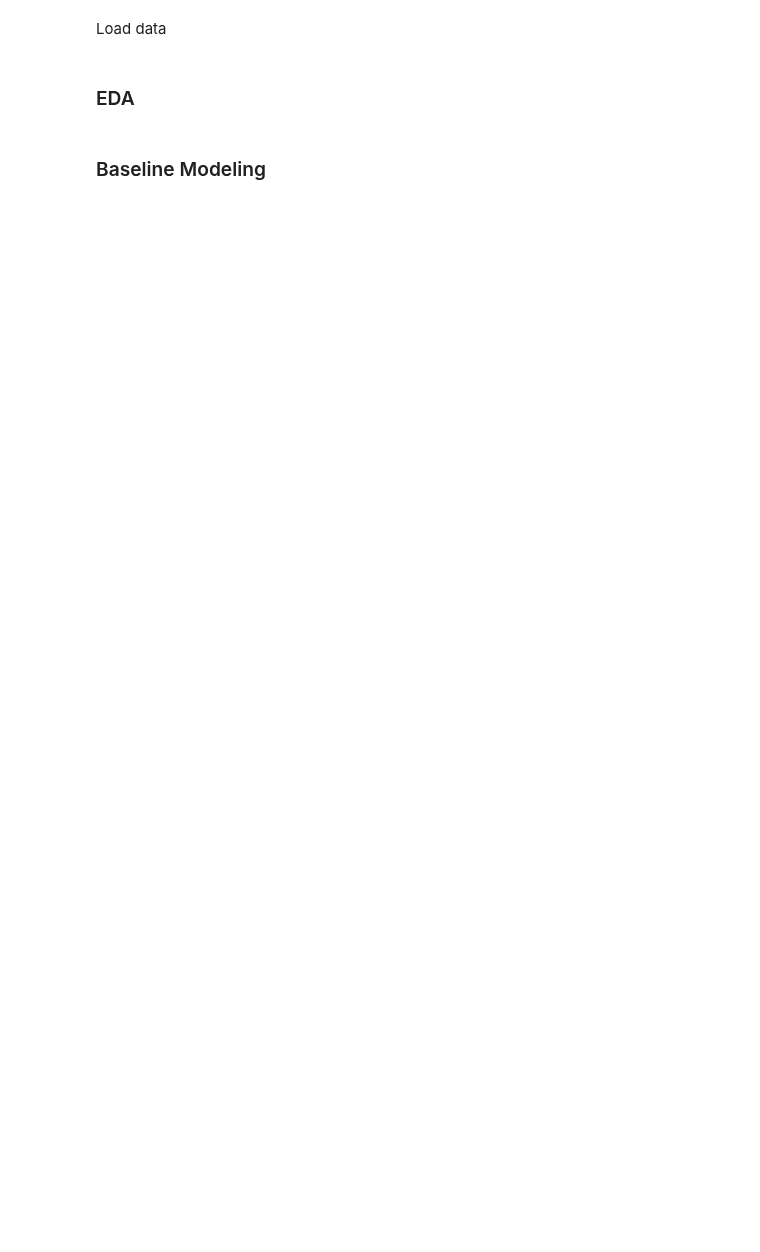
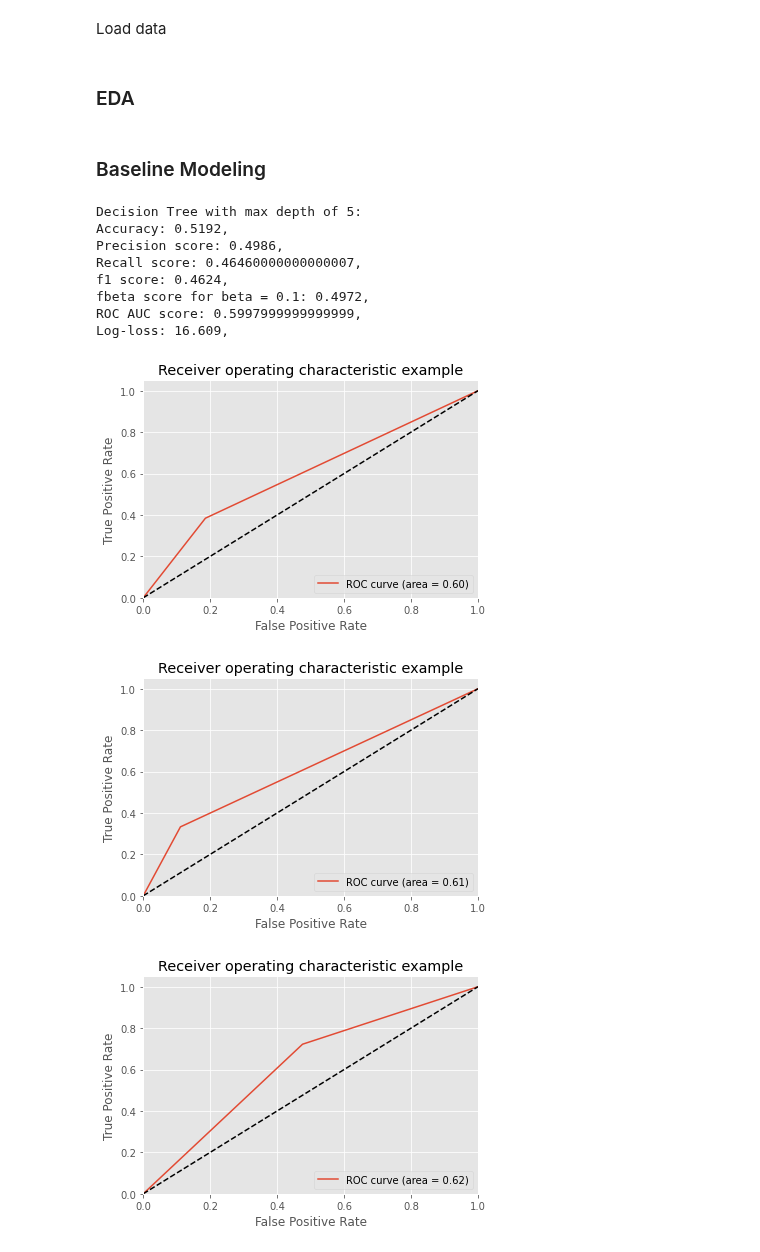
Before and after one commit to racheldilley1/coding-language-predictor, a Jupyter notebook: Notebooks/EDA and Modeling Notebook.ipynb, the cells around one changed output. Cells and saved outputs as stored; diff of their text form; code cells hidden in the pictures; blank space fills up the shorter version.

```diff
--- a/Notebooks/EDA and Modeling Notebook.ipynb
+++ b/Notebooks/EDA and Modeling Notebook.ipynb
@@ -63,6 +64,20 @@ X=pd.get_dummies(X, drop_first=True)
 
 X_train, X_test, y_train, y_test = train_test_split(X,y, test_size=0.2, random_state=42)
 #X.info()
+# %%
+dt = decision_tree(X_train, y_train, depth = 5, b = 0.1)
+# %% [output]
+Decision Tree with max depth of 5:
+Accuracy: 0.5192,
+Precision score: 0.4986,
+Recall score: 0.46460000000000007,
+f1 score: 0.4624,
+fbeta score for beta = 0.1: 0.4972,
+ROC AUC score: 0.5997999999999999,
+Log-loss: 16.609,
+[figure, added]
+[figure, added]
+[figure, added]
 # %%
 plt.rc('font', size=12)
 lm = logistic_model(X_train, y_train, regularization = 1, threshold =  False, threshold_val = 0.5, b = 0.1)
```
Also changed, not shown: parts of 3 cells of this notebook, 1 other file.
